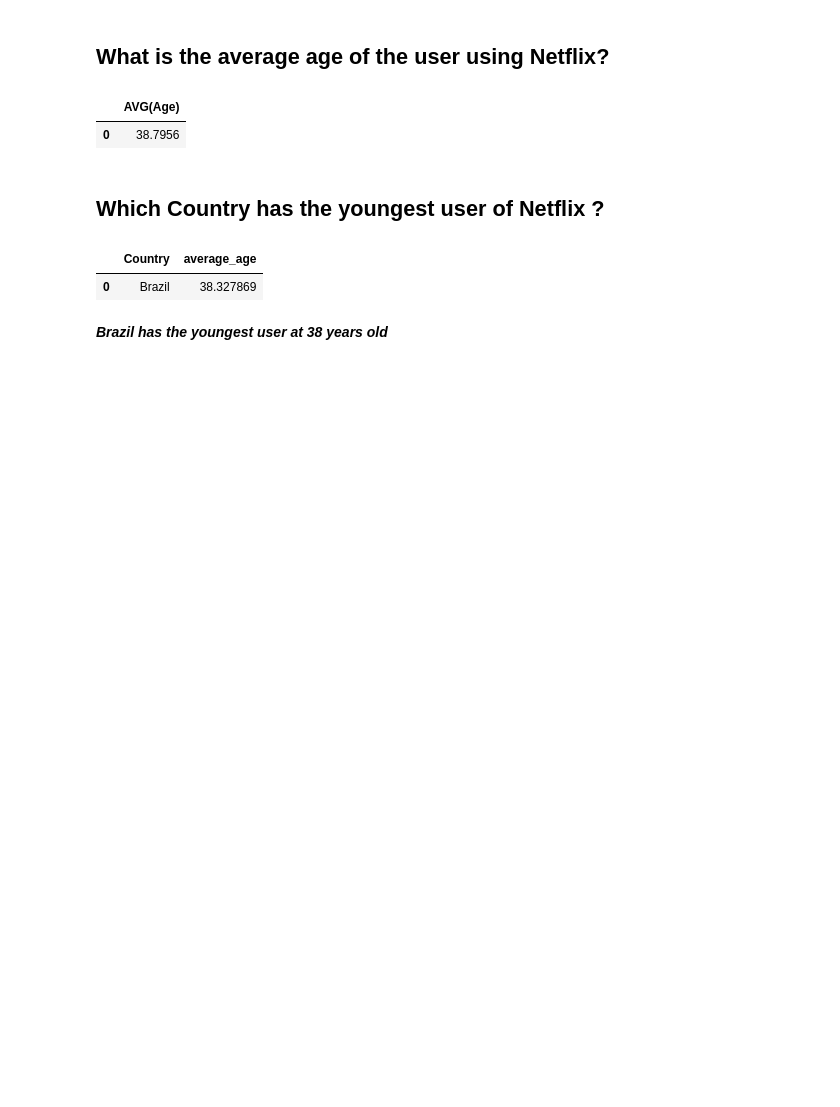
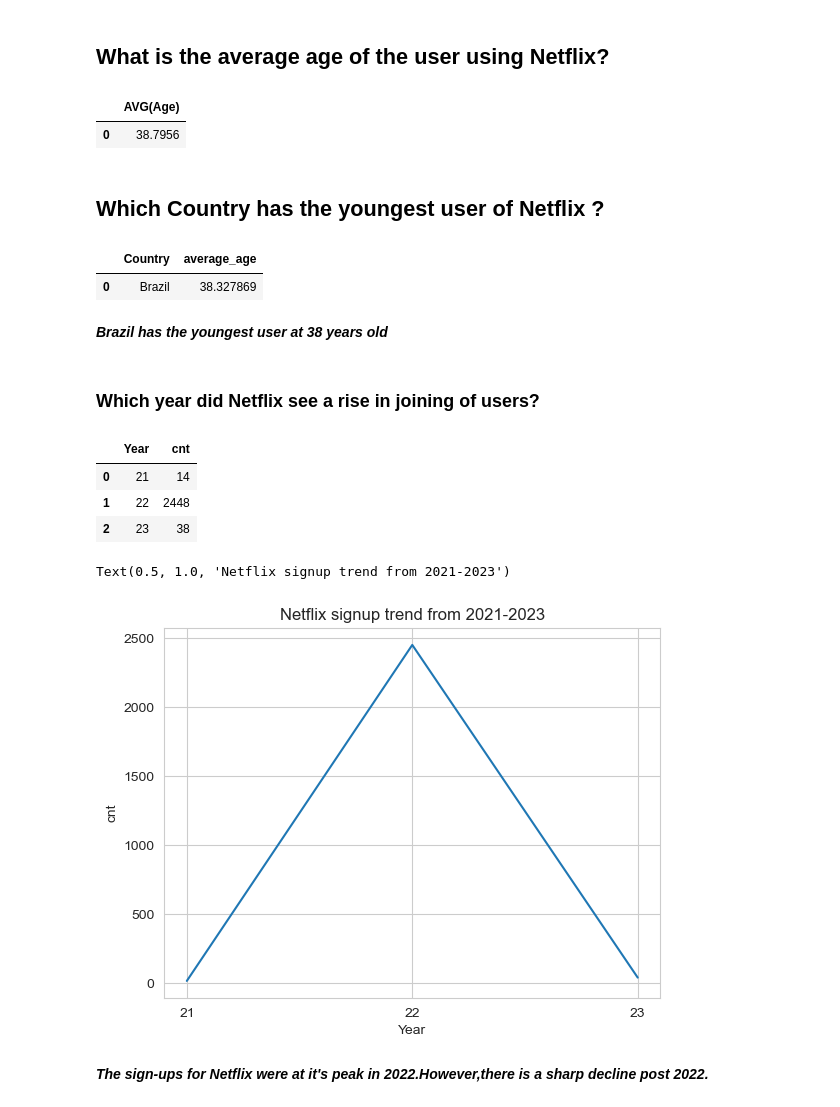
Before and after one commit to mochacookiecrumble/Netflix-userbase, a Jupyter notebook: Netflix_userbase_data_analysis.ipynb, the cells around one changed output. Saved outputs shown, nothing was run; the diff lists cells and outputs as text; code cells hidden in the pictures; blank space fills up the shorter version.

Commit message:
Added netflix sign up trends

```diff
--- a/Netflix_userbase_data_analysis.ipynb
+++ b/Netflix_userbase_data_analysis.ipynb
@@ -165,3 +165,24 @@ pd.read_sql(query_8, con=engine)
 | 0 | Brazil | 38.327869 |
 # %% [markdown]
 ***Brazil has the youngest user at 38 years old***
+# %% [markdown]
+### Which year did Netflix see a rise in joining of users?
+# %%
+query_8 = """ SELECT SUBSTRING(JoinDate,7,2) AS Year, COUNT(*) AS cnt FROM netflix_userbase
+                GROUP BY Year """
+
+trend_of_signups = pd.read_sql(query_8, con=engine)
+trend_of_signups.head()
+# %% [output]
+|  | Year | cnt |
+| 0 | 21 | 14 |
+| 1 | 22 | 2448 |
+| 2 | 23 | 38 |
+# %%
+sns.lineplot(data=trend_ofsignups,x='Year',y='cnt')
+plt.title("Netflix signup trend from 2021-2023")
+# %% [output]
+Text(0.5, 1.0, 'Netflix signup trend from 2021-2023')
+[figure, added]
+# %% [markdown]
+***The sign-ups for Netflix were at it's peak in 2022.However,there is a sharp decline post 2022.***
```
Also changed, not shown: parts of 2 cells of this notebook, 1 other file.
